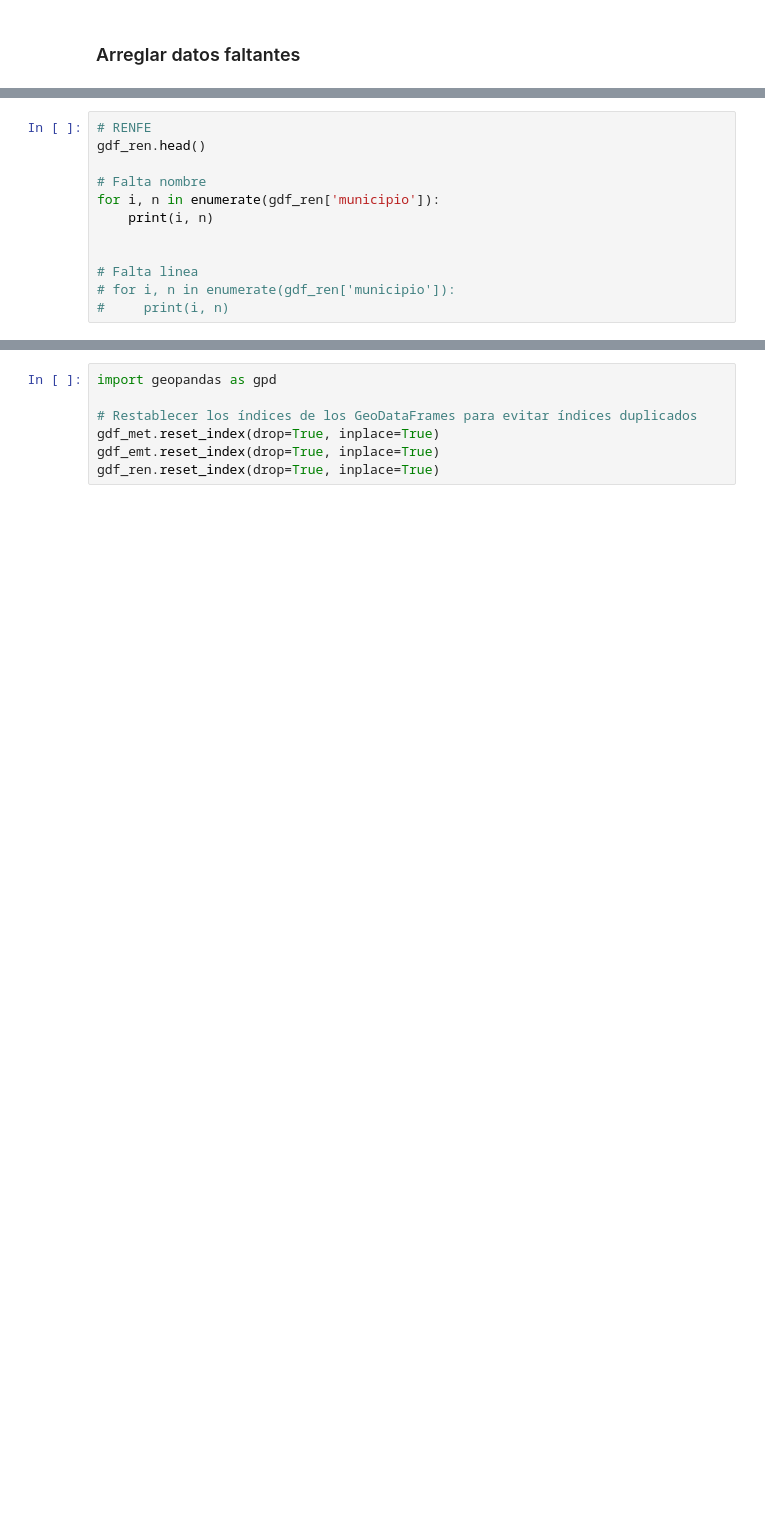
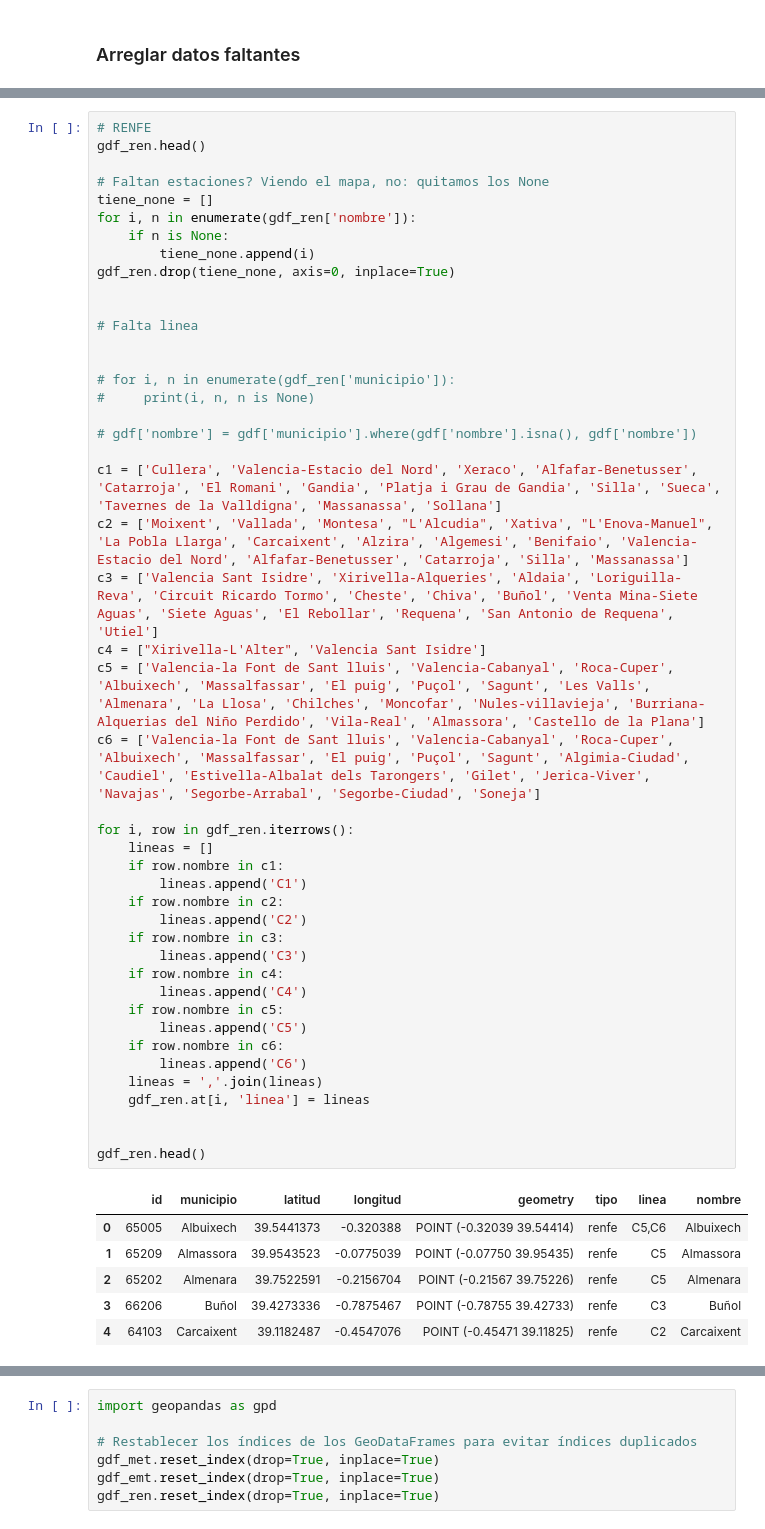
Before and after one commit to aitanarules/codeday, a Jupyter notebook: Data wrangling.ipynb, the cells around one changed output, grey strips where cells are left out. Saved outputs shown, nothing was run; the diff lists cells and outputs as text; blank space fills up the shorter version.

```diff
--- a/Data wrangling.ipynb
+++ b/Data wrangling.ipynb
@@ -416,12 +236,0 @@ gdf_emt.head()
-# %%
-# RENFE
-gdf_ren.head()
-
-# Falta nombre
-for i, n in enumerate(gdf_ren['municipio']):
-    print(i, n)
-
-
-# Falta linea
-# for i, n in enumerate(gdf_ren['municipio']):
-#     print(i, n)
@@ -447,0 +455,53 @@ for i, n in enumerate(gdf_ren['municipio']):
+# %%
+# RENFE
+gdf_ren.head()
+
+# Faltan estaciones? Viendo el mapa, no: quitamos los None
+tiene_none = []
+for i, n in enumerate(gdf_ren['nombre']):
+    if n is None:
+        tiene_none.append(i)
+gdf_ren.drop(tiene_none, axis=0, inplace=True)
+
+
+# Falta linea
+
+
+# for i, n in enumerate(gdf_ren['municipio']):
+#     print(i, n, n is None)
+
+# gdf['nombre'] = gdf['municipio'].where(gdf['nombre'].isna(), gdf['nombre'])
+
+c1 = ['Cullera', 'Valencia-Estacio del Nord', 'Xeraco', 'Alfafar-Benetusser', 'Catarroja', 'El Romani', 'Gandia', 'Platja i Grau de Gandia', 'Silla', 'Sueca', 'Tavernes de la Valldigna', 'Massanassa', 'Sollana']
+c2 = ['Moixent', 'Vallada', 'Montesa', "L'Alcudia", 'Xativa', "L'Enova-Manuel", 'La Pobla Llarga', 'Carcaixent', 'Alzira', 'Algemesi', 'Benifaio', 'Valencia-Estacio del Nord', 'Alfafar-Benetusser', 'Catarroja', 'Silla', 'Massanassa']
+c3 = ['Valencia Sant Isidre', 'Xirivella-Alqueries', 'Aldaia', 'Loriguilla-Reva', 'Circuit Ricardo Tormo', 'Cheste', 'Chiva', 'Buñol', 'Venta Mina-Siete Aguas', 'Siete Aguas', 'El Rebollar', 'Requena', 'San Antonio de Requena', 'Utiel']
+c4 = ["Xirivella-L'Alter", 'Valencia Sant Isidre']
+c5 = ['Valencia-la Font de Sant lluis', 'Valencia-Cabanyal', 'Roca-Cuper', 'Albuixech', 'Massalfassar', 'El puig', 'Puçol', 'Sagunt', 'Les Valls', 'Almenara', 'La Llosa', 'Chilches', 'Moncofar', 'Nules-villavieja', 'Burriana-Alquerias del Niño Perdido', 'Vila-Real', 'Almassora', 'Castello de la Plana']
+c6 = ['Valencia-la Font de Sant lluis', 'Valencia-Cabanyal', 'Roca-Cuper', 'Albuixech', 'Massalfassar', 'El puig', 'Puçol', 'Sagunt', 'Algimia-Ciudad', 'Caudiel', 'Estivella-Albalat dels Tarongers', 'Gilet', 'Jerica-Viver', 'Navajas', 'Segorbe-Arrabal', 'Segorbe-Ciudad', 'Soneja']
+
+for i, row in gdf_ren.iterrows():
+    lineas = []
+    if row.nombre in c1:
+        lineas.append('C1')
+    if row.nombre in c2:
+        lineas.append('C2')
+    if row.nombre in c3:
+        lineas.append('C3')
+    if row.nombre in c4:
+        lineas.append('C4')
+    if row.nombre in c5:
+        lineas.append('C5')
+    if row.nombre in c6:
+        lineas.append('C6')
+    lineas = ','.join(lineas)
+    gdf_ren.at[i, 'linea'] = lineas
+
+
+gdf_ren.head()
+# %% [output]
+|  | id | municipio | latitud | longitud | geometry | tipo | linea | nombre |
+| 0 | 65005 | Albuixech | 39.5441373 | -0.320388 | POINT (-0.32039 39.54414) | renfe | C5,C6 | Albuixech |
+| 1 | 65209 | Almassora | 39.9543523 | -0.0775039 | POINT (-0.07750 39.95435) | renfe | C5 | Almassora |
+| 2 | 65202 | Almenara | 39.7522591 | -0.2156704 | POINT (-0.21567 39.75226) | renfe | C5 | Almenara |
+| 3 | 66206 | Buñol | 39.4273336 | -0.7875467 | POINT (-0.78755 39.42733) | renfe | C3 | Buñol |
+| 4 | 64103 | Carcaixent | 39.1182487 | -0.4547076 | POINT (-0.45471 39.11825) | renfe | C2 | Carcaixent |
```
Also changed, not shown: parts of 18 cells of this notebook.
